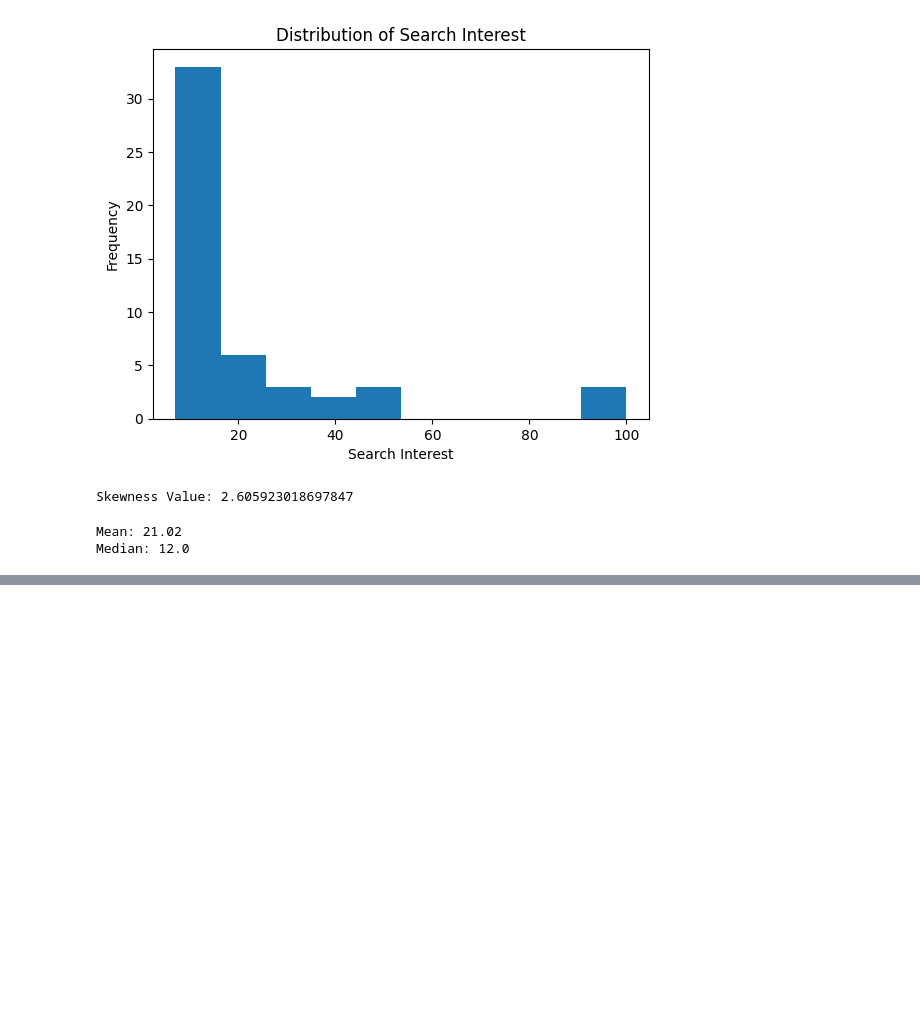
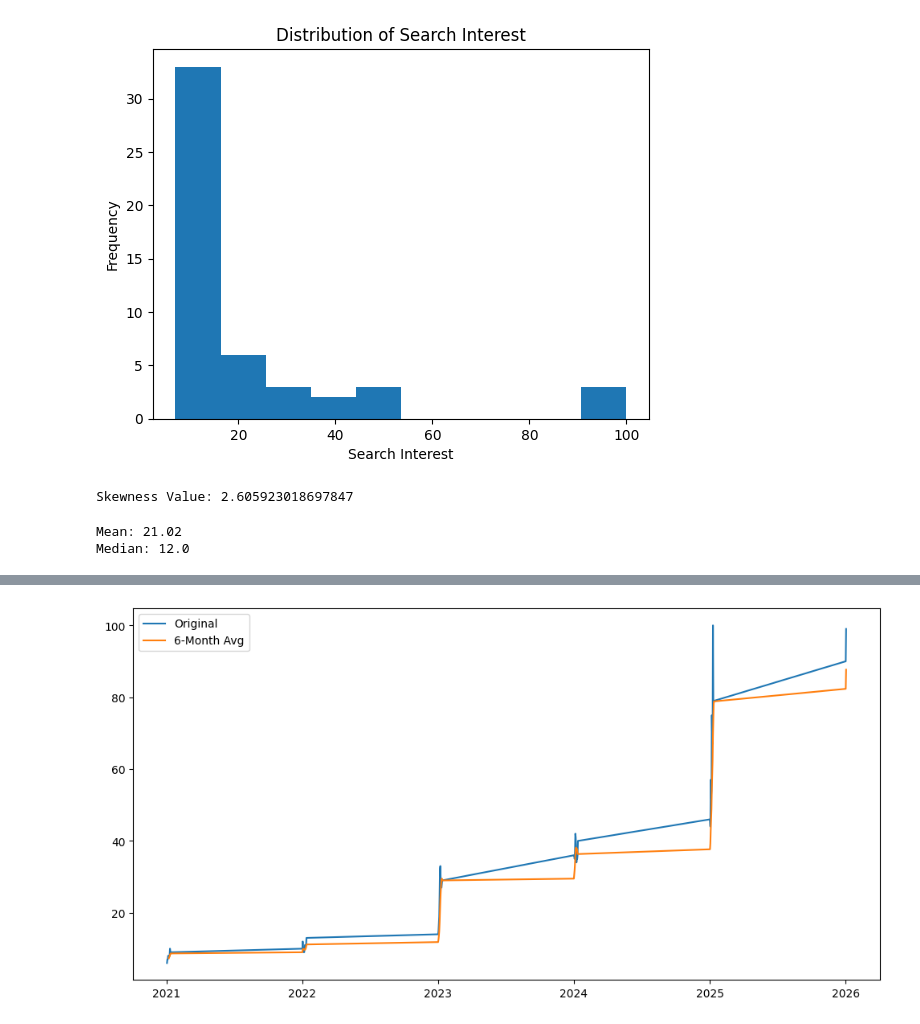
Before and after one commit to Sindhu-Togaru/Internship-Real-Time--Project, a Jupyter notebook: EDA Activities of AI-Keyword.ipynb, the cells around one changed output, grey strips where cells are left out. Cells and saved outputs as stored; diff of their text form; code cells hidden in the pictures; blank space fills up the shorter version.

```diff
--- a/EDA Activities of AI-Keyword.ipynb
+++ b/EDA Activities of AI-Keyword.ipynb
@@ -329,0 +479,12 @@ Median: 12.0
+# %%
+# Rolling Mean (Trend Smoothing)
+
+df2['Rolling_Mean'] = df2['AI'].rolling(6).mean()
+
+plt.figure(figsize=(12,6))
+plt.plot(df2['Date'], df2['AI'], label='Original')
+plt.plot(df2['Date'], df2['Rolling_Mean'], label='6-Month Avg')
+plt.legend()
+plt.show()
+# %% [output]
+[figure, added]
```
Also changed, not shown: parts of 19 cells of this notebook, 5 other files.
